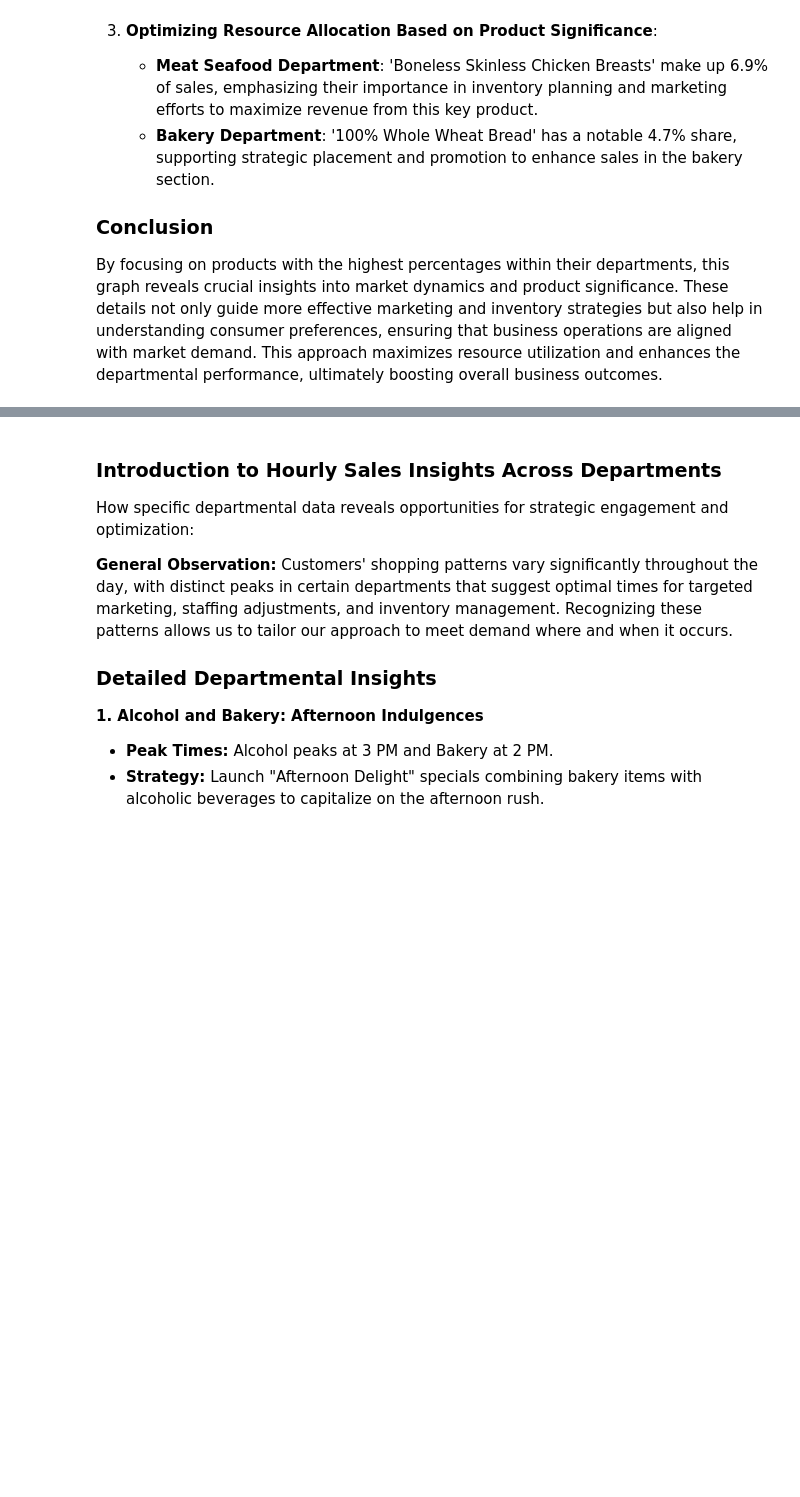
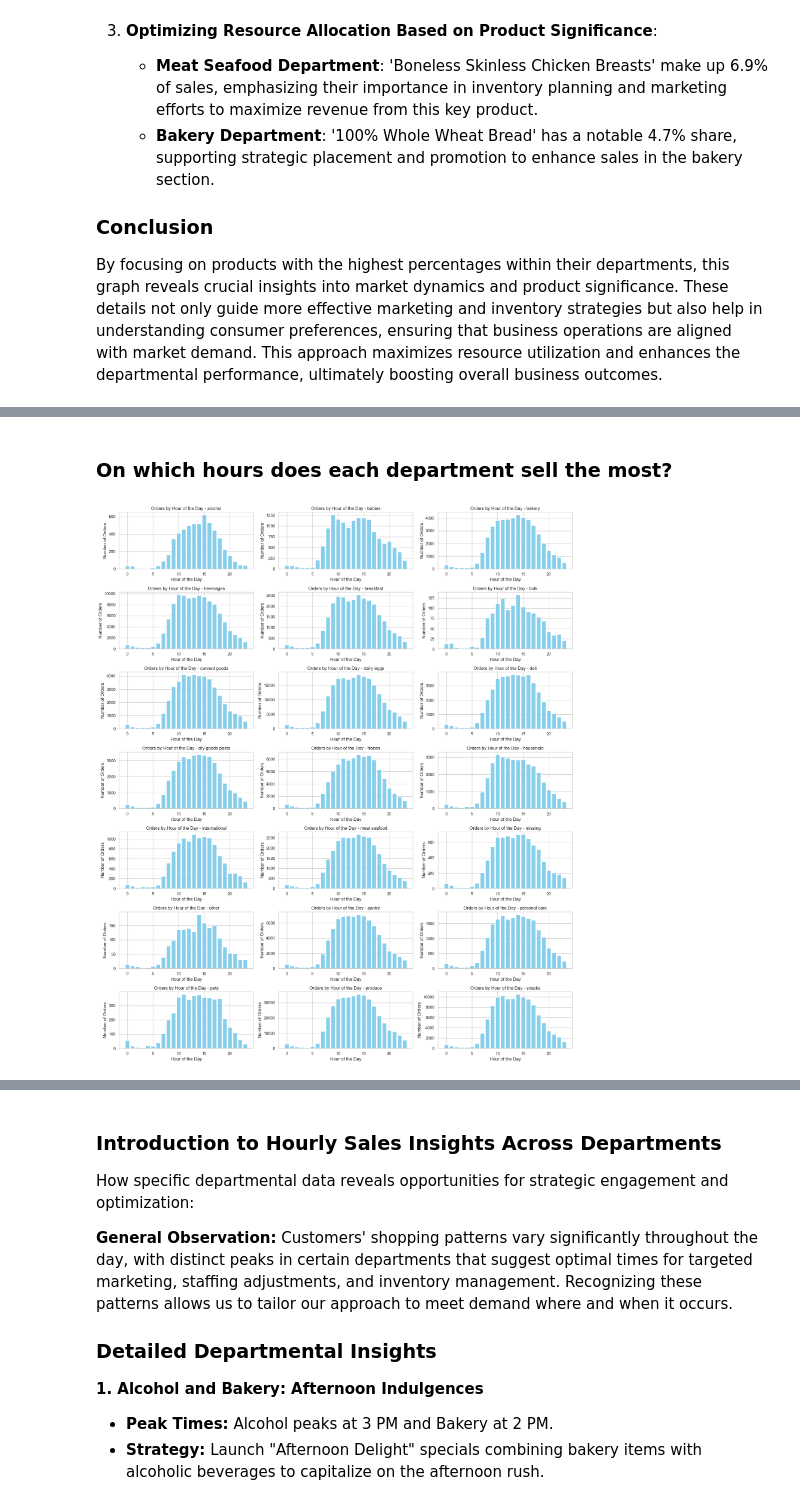
Before and after one commit to MarceloDL-A/AbInbev, a Jupyter notebook: train.ipynb, the cells around one changed output, grey strips where cells are left out. Saved outputs shown, nothing was run; the diff lists cells and outputs as text; code cells hidden in the pictures; blank space fills up the shorter version.

```diff
--- a/train.ipynb
+++ b/train.ipynb
@@ -844,0 +867,57 @@ for department in df1.department.unique():
+# %% [markdown]
+### **On which hours does each department sell the most?**
+# %%
+import pandas as pd
+import matplotlib.pyplot as plt
+
+def plot_orders_by_department_and_hour(final_df):
+    """
+    This function plots the total orders by department and hour of the day in a multi-panel layout,
+    fitting three plots per row.
+
+    Parameters:
+        final_df (DataFrame): A pandas DataFrame containing at least the columns 'department', 'order_hour_of_day',
+        and a way to count orders (e.g., 'product_id' or 'order_id').
+
+    The function groups the data by department and hour of the day, counts the number of orders, and then
+    plots this data for each department in a subplot with 3 plots per row. It prints a consolidated DataFrame of all data used for plotting at the end.
+    """
+
+    # Grouping data by department and hour of the day, calculating total orders
+    orders_by_department_hour = final_df.groupby(['department', 'order_hour_of_day']).size().reset_index(name='orders')
+
+    # Getting a unique list of all departments
+    departments = orders_by_department_hour['department'].unique()
+
+    # Determine the number of rows needed for subplots
+    num_rows = (len(departments) + 2) // 3  # adjust the denominator to change number of columns per row
+    fig, axes = plt.subplots(nrows=num_rows, ncols=3, figsize=(18, 3 * num_rows))  # adjust figsize accordingly
+    axes = axes.flatten()  # Flatten the axes array for easy iteration
+
+    # List to hold data for all departments
+    all_dept_data = []
+
+    # Loop through each department to create a bar chart of orders by hour of the day
+    for i, department in enumerate(departments):
+        dept_orders = orders_by_department_hour[orders_by_department_hour['department'] == department]
+
+        # Creating the bar chart on subplot
+        axes[i].bar(dept_orders['order_hour_of_day'], dept_orders['orders'], color='skyblue')
+        axes[i].set_title(f'Orders by Hour of the Day - {department}')
+        axes[i].set_xlabel('Hour of the Day')
+        axes[i].set_ylabel('Number of Orders')
+
+        # Append the data used for plotting to the list
+        all_dept_data.append(dept_orders)
+
+    # Hide unused subplots if there are any
+    for j in range(i + 1, len(axes)):
+        axes[j].axis('off')
+
+    # Displaying the chart
+    plt.tight_layout()
+    plt.show()
+
+plot_orders_by_department_and_hour(final_df)
+# %% [output]
+[figure, added]
```
Also changed, not shown: parts of 12 cells of this notebook.
